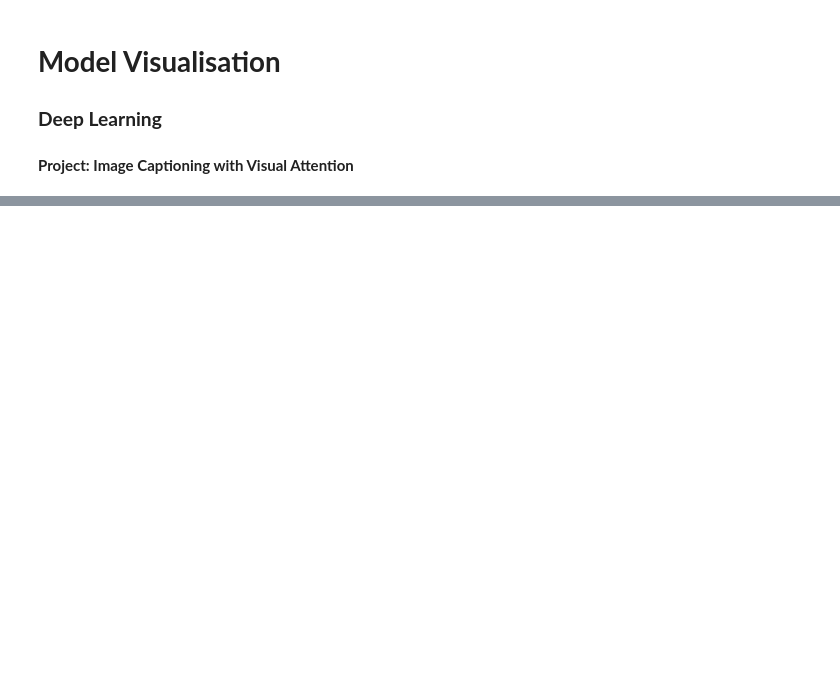
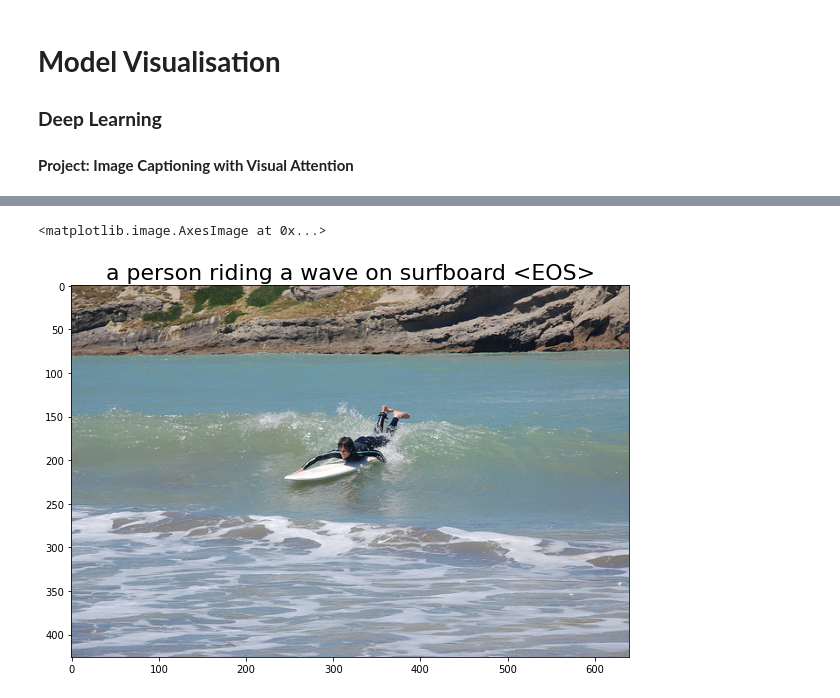
Before and after one commit to wiktorlazarski/Image-Captioning-with-Visual-Attention, a Jupyter notebook: notebooks/evaluating/Model_Visualisation.ipynb, the cells around one changed output, grey strips where cells are left out. Drawn from its saved outputs; the diff is of its cells as text; code cells hidden in the pictures; blank space fills up the shorter version.

```diff
--- a/notebooks/evaluating/Model_Visualisation.ipynb
+++ b/notebooks/evaluating/Model_Visualisation.ipynb
@@ -51,0 +75,7 @@ dv.plot_embeddings(E_reduced, ["cat", "dog", "woman", "man", "photo", "picture"]
+# %%
+root = dl.DATASET_PATHS[dl.DatasetType.VALIDATION].images
+ann_json = dl.DATASET_PATHS[dl.DatasetType.VALIDATION].captions_json
+
+coco = torchvision.datasets.CocoCaptions(root, ann_json)
+coco_preprocessed_img = torchvision.datasets.CocoCaptions(root, ann_json, dp.VGGNET_PREPROCESSING_PIPELINE)
+vocabulary = dp.Vocabulary()
@@ -51,0 +91,24 @@ dv.plot_embeddings(E_reduced, ["cat", "dog", "woman", "man", "photo", "picture"]
+# %%
+image, _ = coco[555]
+img, _ = coco_preprocessed_img[555]
+
+img = img.to(device)
+feature_maps, feature_mean = encoder.forward(img.unsqueeze(0))
+
+sequence, contexts, betas = decoder.greedy_decoding(
+    feature_maps=feature_maps,
+    feature_mean=feature_mean,
+    start_token_index=vocabulary.word2idx("<SOS>"),
+    end_token_index=vocabulary.word2idx("<EOS>"),
+    max_length=100
+)
+
+sequence = dp.TextPipeline.decode_caption(vocabulary, sequence)
+sequence = sequence + ' <EOS>'
+
+plt.rcParams["figure.figsize"] = (10, 10)
+plt.title(sequence, fontsize=22)
+plt.imshow(image)
+# %% [output]
+<matplotlib.image.AxesImage at 0x...>
+[figure, added]
```
Also changed, not shown: parts of 21 cells of this notebook, 3 other files.
